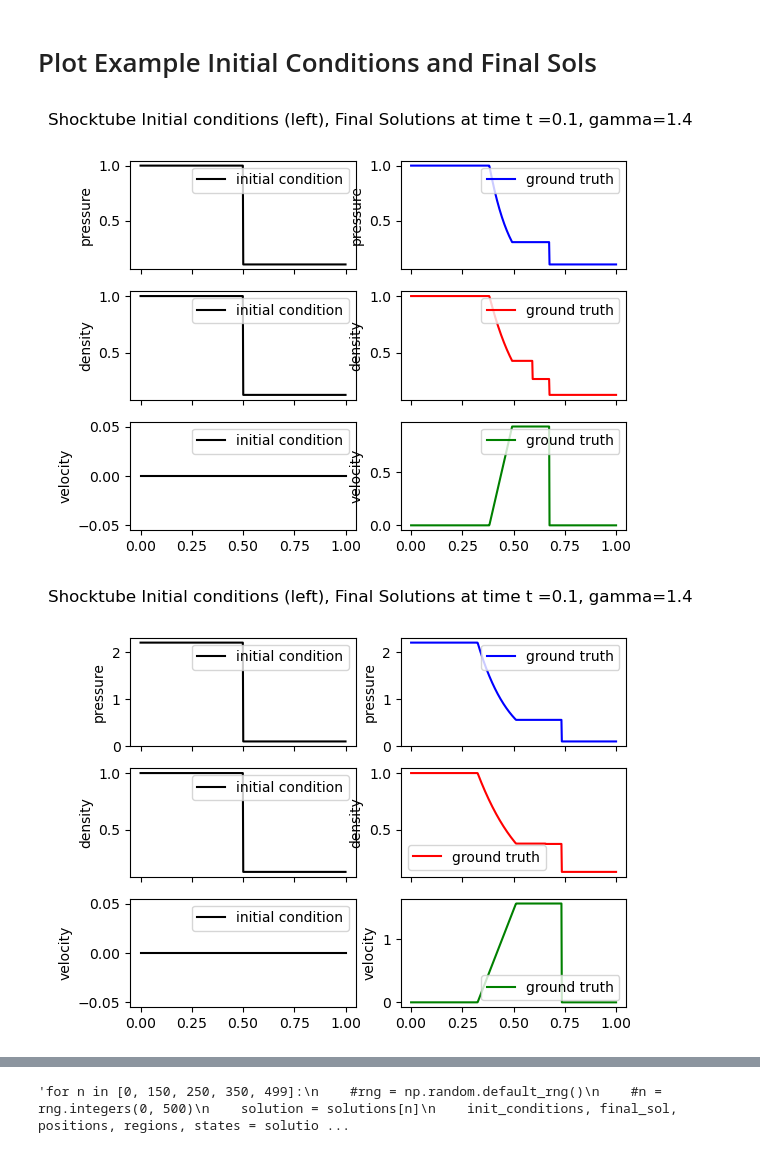
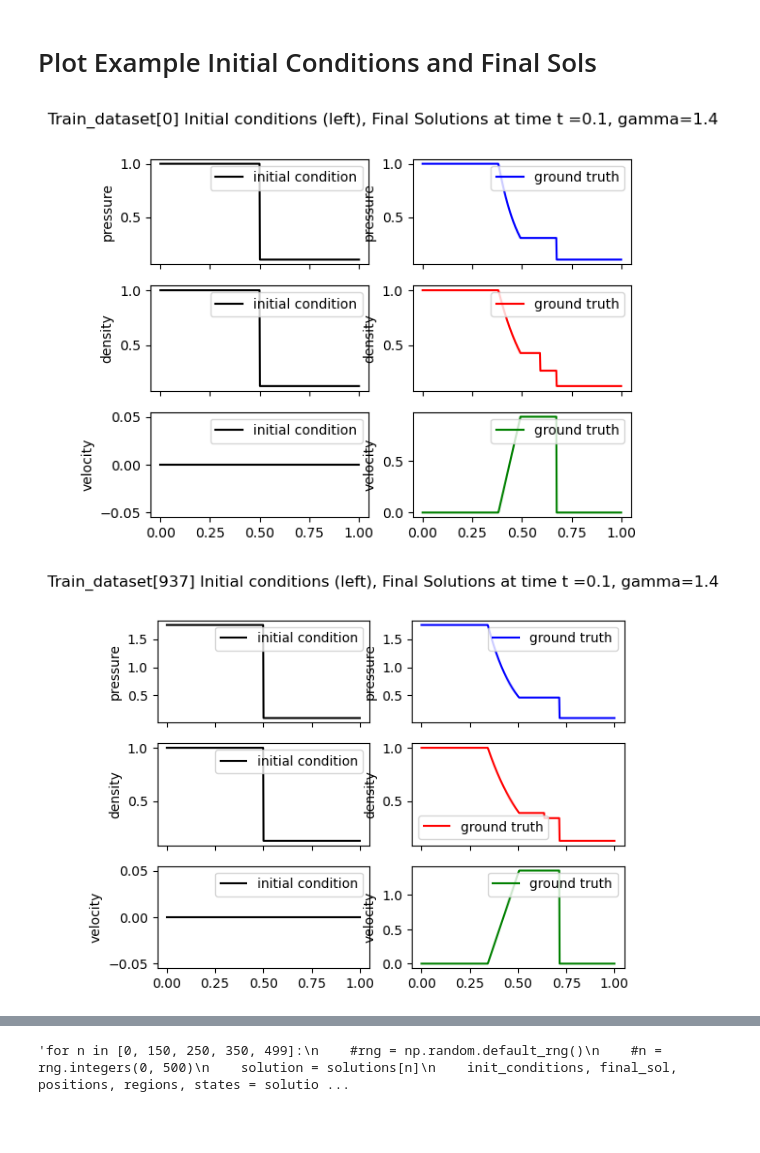
Before and after one commit to wang-roy/ENM_5320_Final_Project, a Jupyter notebook: generate_sodshock_sols.ipynb, the cells around one changed output, grey strips where cells are left out. Cells and saved outputs as stored; diff of their text form; code cells hidden in the pictures; blank space fills up the shorter version.

```diff
--- a/generate_sodshock_sols.ipynb
+++ b/generate_sodshock_sols.ipynb
@@ -95,16 +97,16 @@ generate_sod_shock_solutions(data_path=data_path)
-# %%
-with open(data_path + "sod_shock_dataset.pkl", "rb") as f:
-    solutions = pkl.load(f)
-
-init_conditions, final_sol, positions, regions, states = solutions[399]
-#init_conditions
-#final_sol
 # %%
 #nsols = 501
 #range = (1, 5)
 #np.linspace(range[0], range[1], nsols)
 # %% [markdown]
 ## Split Train and Test Data
+# %%
+with open(data_path + "{0}_sod_shock_dataset.pkl".format(n_sols), "rb") as f:
+    solutions = pkl.load(f)
+
+# init_conditions, final_sol, positions, regions, states = solutions[0]
+#init_conditions
+#final_sol
 # %%
 # 75 - 25% Train-Test Split
 # Train on p in [1, 4), Test on p in (4, 5]
@@ -131,16 +133,16 @@ for data in test_data:
 #    _, _, _, _, states = data
 #    print(states[0])
 
-with open(data_path + "inputs_train.pkl", "wb") as file:
+with open(data_path + "{0}_inputs_train.pkl".format(n_sols), "wb") as file:
     pkl.dump(train_input, file)
 
-with open(data_path + "outputs_train.pkl", "wb") as file:
+with open(data_path + "{0}_outputs_train.pkl".format(n_sols), "wb") as file:
     pkl.dump(train_output, file)
 
-with open(data_path + "inputs_test.pkl", "wb") as file:
+with open(data_path + "{0}_inputs_test.pkl".format(n_sols), "wb") as file:
     pkl.dump(test_input, file)
 
-with open(data_path + "outputs_test.pkl", "wb") as file:
+with open(data_path + "{0}_outputs_test.pkl".format(n_sols), "wb") as file:
     pkl.dump(test_output, file)
 #len(train_data)
 #len(test_data)
@@ -155,23 +157,23 @@ torch.Size([375, 3, 500])
 # %% [markdown]
 # Plot Example Initial Conditions and Final Sols
 # %%
-
-with open(data_path + "inputs_train.pkl", "rb") as file:
+with open(data_path + "{0}_inputs_train.pkl".format(n_sols), "rb") as file:
     inputs_train = pkl.load(file)
 
-with open(data_path +  "outputs_train.pkl", "rb") as file:
+with open(data_path +  "{0}_outputs_train.pkl".format(n_sols), "rb") as file:
     outputs_train = pkl.load(file)
 
-with open(data_path +  "inputs_test.pkl", "rb") as file:
+with open(data_path +  "{0}_inputs_test.pkl".format(n_sols), "rb") as file:
     inputs_test = pkl.load(file)
 
-with open(data_path +  "outputs_test.pkl", "rb") as file:
+with open(data_path +  "{0}_outputs_test.pkl".format(n_sols), "rb") as file:
     outputs_test = pkl.load(file)
 # %%
 x, p_init, rho_init, u_init = np.array(inputs_train[0])
 # %%
 # visualize train dataset
-for n in [0, 150, 250, 350]:
+
+for n in [0, int(train_split/4), int(train_split/2), int(3/4*train_split), train_split-1]:
     x, p_init, rho_init, u_init = inputs_train[n]
     p_final, rho_final, u_final = outputs_train[n]
     # Printing p, rho and u for regions
@@ -182,33 +184,33 @@ for n in [0, 150, 250, 350]:
     #x, p_init, rho_init, u_init = init_conditions
     #p_final, rho_final, u_final = final_sol
     axarr[0][0].plot(x, p_init, label="initial condition", linewidth=1.5, color='k')
     axarr[0][0].set_ylabel('pressure')
     axarr[0][0].legend()
 
     axarr[0][1].plot(x, p_final, label="ground truth", linewidth=1.5, color='b')
     axarr[0][1].set_ylabel('pressure')
     axarr[0][1].legend()
     # axarr[0].set_ylim(0, 5.1)
 
     axarr[1][0].plot(x, rho_init, label="initial condition", linewidth=1.5, color='k')
     axarr[1][0].set_ylabel('density')
     axarr[1][0].legend()
 
     axarr[1][1].plot(x, rho_final, label="ground truth", linewidth=1.5, color='r')
     axarr[1][1].set_ylabel('density')
     axarr[1][1].legend()
     # axarr[1][1].set_ylim(0, 1.1)
 
     axarr[2][0].plot(x, u_init, label="initial condition", linewidth=1.5, color='k')
     axarr[2][0].set_ylabel('velocity')
     axarr[2][0].legend()
 
     axarr[2][1].plot(x, u_final, label="ground truth", linewidth=1.5, color='g')
     axarr[2][1].set_ylabel('velocity')
     axarr[2][1].legend()
 
-    plt.suptitle('Shocktube Initial conditions (left), Final Solutions at time t ={0}, gamma={1}'.format(0.1, 1.4))
+    plt.suptitle('Train_dataset[{2}] Initial conditions (left), Final Solutions at time t ={0}, gamma={1}'.format(0.1, 1.4, n))
     plt.show()
 # %% [output]
-[figure, old version]
+[figure, new version]
-[figure, old version]
+[figure, new version]
```
Also changed, not shown: parts of 7 cells of this notebook, 15 other files.
